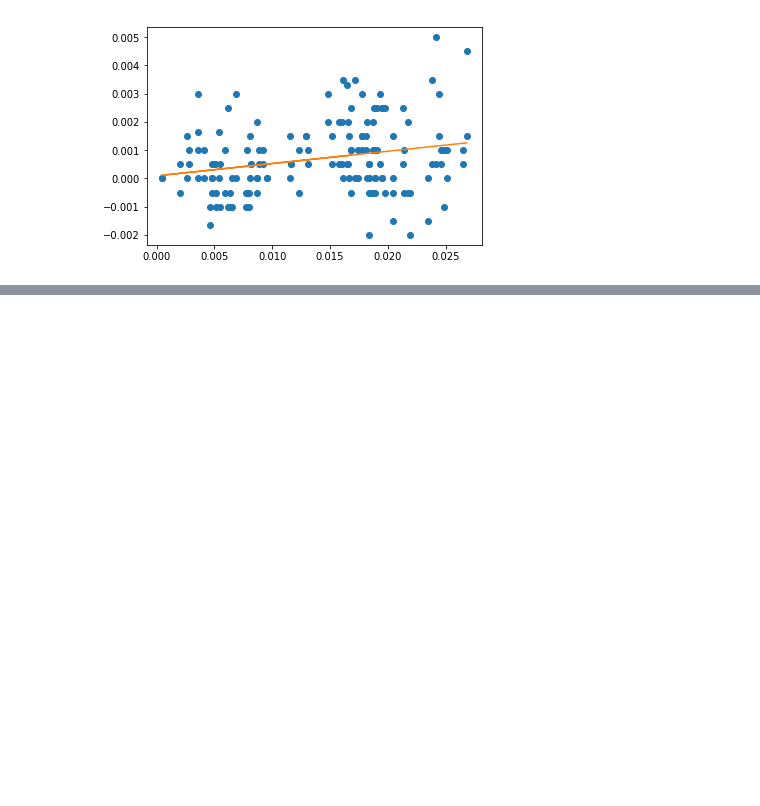
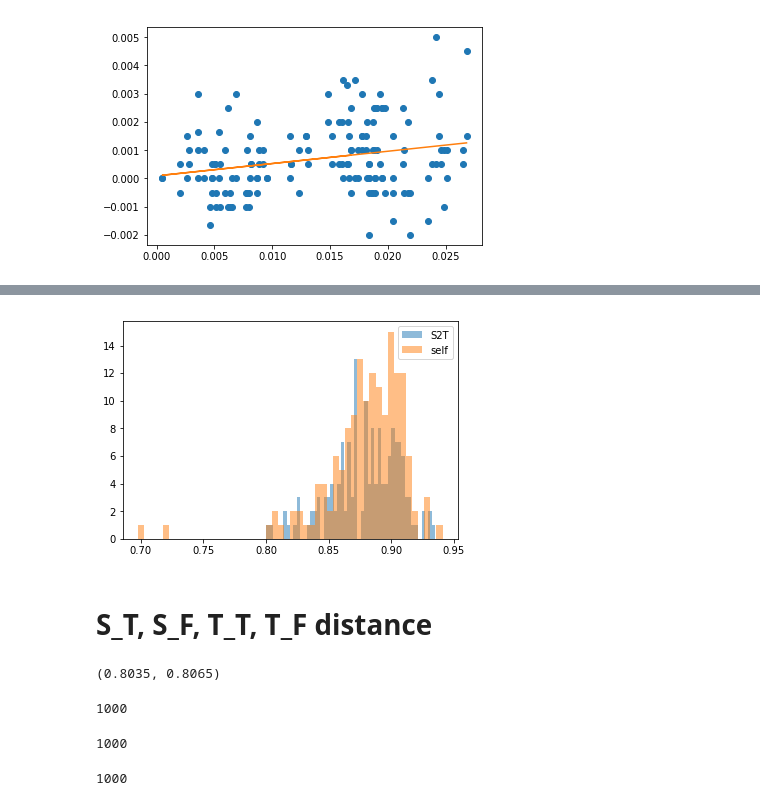
Before and after one commit to zycalice/domain-adaptation-nlp, a Jupyter notebook: notebooks/CIS620_project2_amazon.ipynb, the cells around one changed output, grey strips where cells are left out. Cells and saved outputs as stored; diff of their text form; code cells hidden in the pictures; blank space fills up the shorter version.

```diff
--- a/notebooks/CIS620_project2_amazon.ipynb
+++ b/notebooks/CIS620_project2_amazon.ipynb
@@ -917,0 +1804,32 @@ plt.plot(x, m*x + b)
+# %%
+bins = 50
+plt.hist(si2ti_5[1], bins, alpha=0.5, label='S2T')
+plt.hist(si2ti_5[2], bins, alpha=0.5, label='self')
+plt.legend(loc='upper right')
+plt.show()
+# %% [output]
+[figure, added]
+# %% [markdown]
+# S_T, S_F, T_T, T_F distance
+# %%
+si2ti(all_data[5][0], all_data[5][1],all_data[11][0], all_data[11][1], 5)
+# %% [output]
+(0.8035, 0.8065)
+# %%
+S_T = [all_data[5][0][i] for i,val in enumerate(all_data[5][1]) if val == 1]
+print(len(S_T))
+S_T_center = np.mean(S_T,axis = 0)
+# %% [output]
+1000
+# %%
+S_F = [all_data[5][0][i] for i,val in enumerate(all_data[5][1]) if val == 0]
+print(len(S_F))
+S_F_center = np.mean(S_F,axis = 0)
+# %% [output]
+1000
+# %%
+T_T = [all_data[11][0][i] for i,val in enumerate(all_data[11][1]) if val == 1]
+print(len(T_T))
+T_T_center = np.mean(T_T,axis = 0)
+# %% [output]
+1000
```
Also changed, not shown: parts of 54 cells of this notebook.
